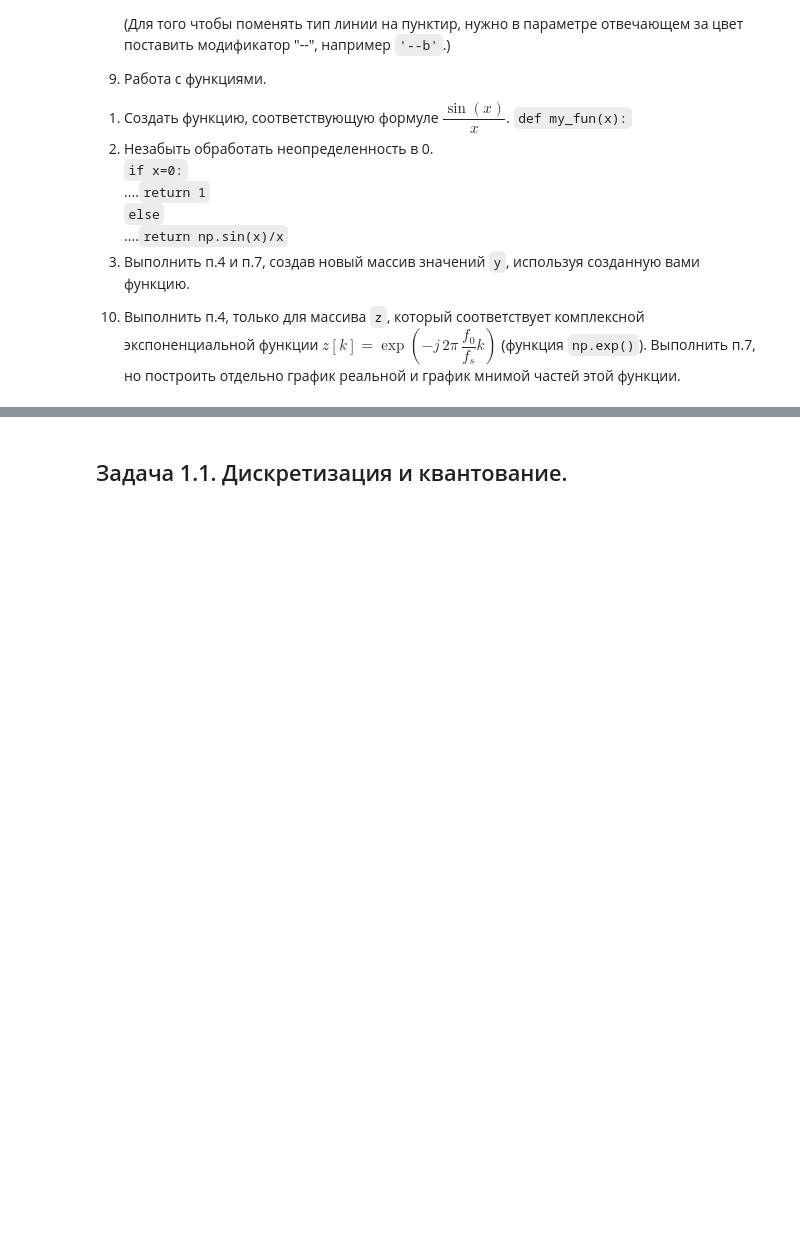
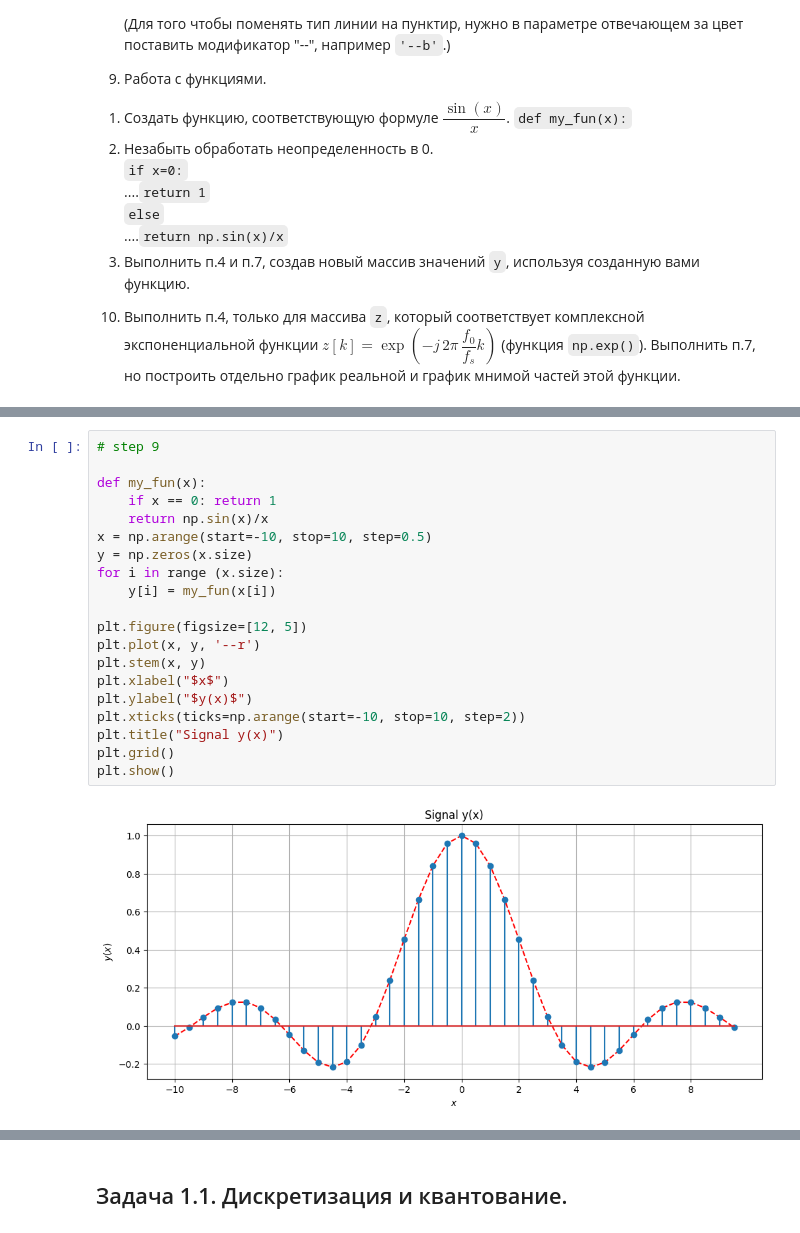
Before and after one commit to abramov-de/MIPT_RadioPhys, a Jupyter notebook: Lab1_proc.ipynb, the cells around one changed output, grey strips where cells are left out. Saved outputs shown, nothing was run; the diff lists cells and outputs as text; blank space fills up the shorter version.

```diff
--- a/Lab1_proc.ipynb
+++ b/Lab1_proc.ipynb
@@ -95,0 +182,22 @@ def fourier_transform(signal, f_band, tau, t1, t2, res_type='abs'):
+# %%
+# step 9
+
+def my_fun(x):
+    if x == 0: return 1
+    return np.sin(x)/x
+x = np.arange(start=-10, stop=10, step=0.5)
+y = np.zeros(x.size)
+for i in range (x.size):
+    y[i] = my_fun(x[i])
+
+plt.figure(figsize=[12, 5])
+plt.plot(x, y, '--r')
+plt.stem(x, y)
+plt.xlabel("$x$")
+plt.ylabel("$y(x)$")
+plt.xticks(ticks=np.arange(start=-10, stop=10, step=2))
+plt.title("Signal y(x)")
+plt.grid()
+plt.show()
+# %% [output]
+[figure, added]
```
Also changed, not shown: parts of 12 cells of this notebook.
